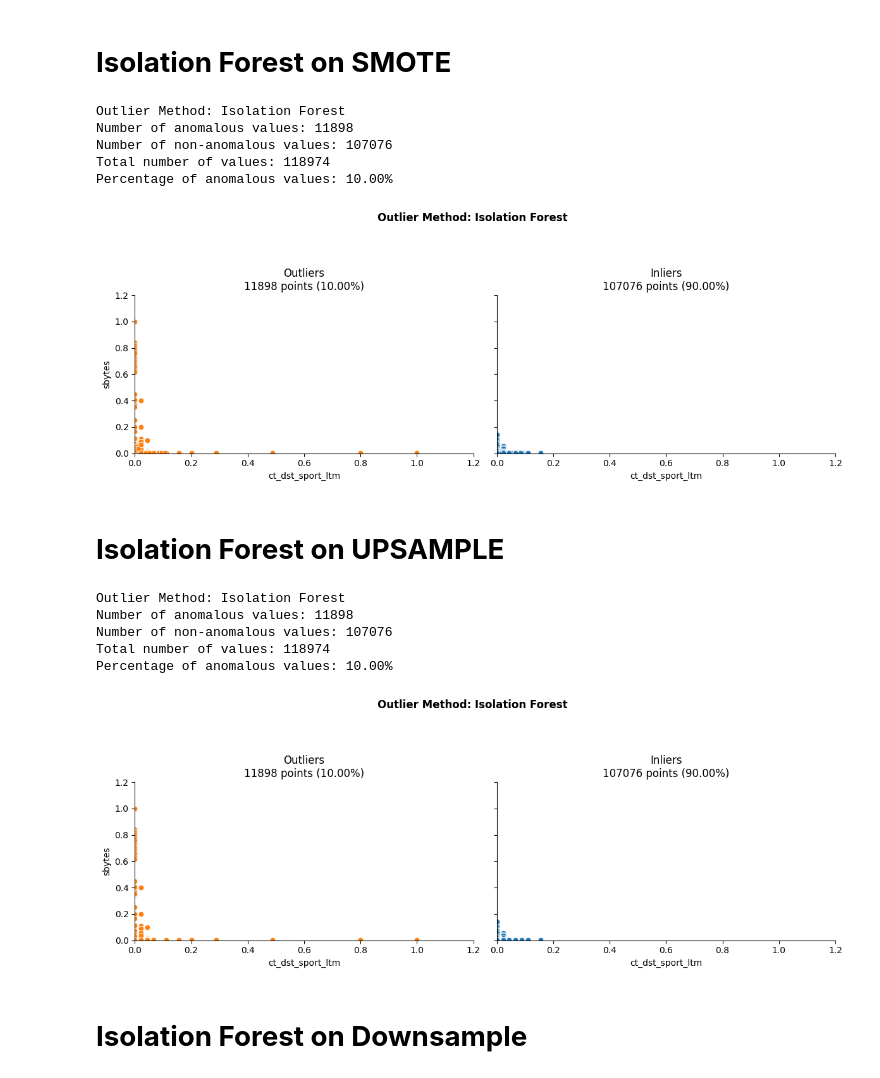
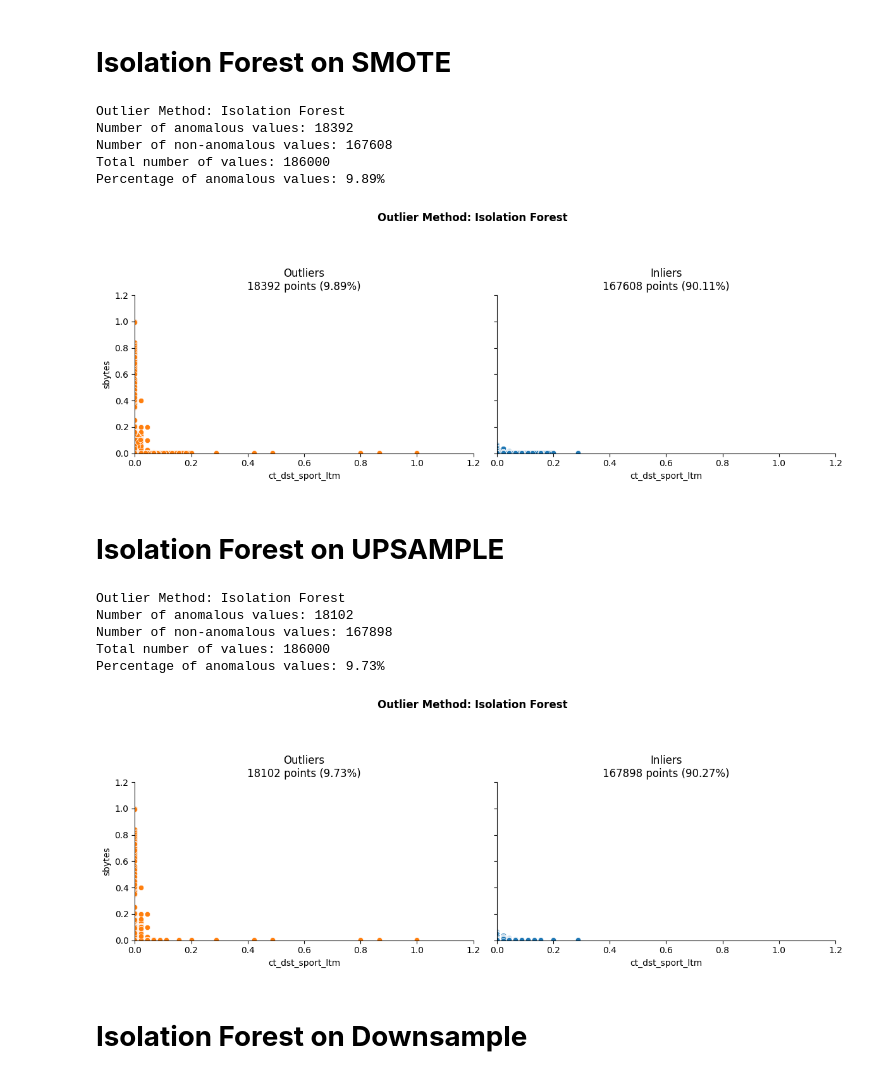
Before and after one commit to Adhyatik/MLM-PROJECT-REPORT, a Jupyter notebook: Group6_FAAD_Group_Project.ipynb, the cells around one changed output. Drawn from its saved outputs; the diff is of its cells as text; code cells hidden in the pictures.

```diff
--- a/Group6_FAAD_Group_Project.ipynb
+++ b/Group6_FAAD_Group_Project.ipynb
@@ -362,17 +362,27 @@ Percentage of anomalous values: 10.00%
 # %% [markdown]
 # **Isolation Forest on SMOTE**
 # %%
+# Instead of:
+# anomaly_inputs = ['ct_dst_sport_ltm', 'proto=unas', 'proto=udp', 'sbytes', 'smean', 'ct_srv_dst', 'sload', 'ct_srv_src', 'ct_src_dport_ltm', 'class']
+
+# Get the column names from smote_sample
+anomaly_inputs = smote_sample.columns.tolist()
+
+# Remove 'attack_cat', 'anomaly_scores', and 'anomaly' if they exist
+anomaly_inputs = [col for col in anomaly_inputs if col not in ['attack_cat', 'anomaly_scores', 'anomaly']]
+
+# Now use the updated anomaly_inputs:
 model_IF.fit(smote_sample[anomaly_inputs])
 smote_sample['anomaly_scores'] = model_IF.decision_function(smote_sample[anomaly_inputs])
 smote_sample['anomaly'] = model_IF.predict(smote_sample[anomaly_inputs])
 outlier_plot(smote_sample, 'Isolation Forest', 'ct_dst_sport_ltm', 'sbytes', [0, smote_sample['ct_dst_sport_ltm'].max() * 1.2], [0, smote_sample['sbytes'].max() * 1.2]);
 # %% [output]
 Outlier Method: Isolation Forest
-Number of anomalous values: 11898
-Number of non-anomalous values: 107076
-Total number of values: 118974
-Percentage of anomalous values: 10.00%
+Number of anomalous values: 18392
+Number of non-anomalous values: 167608
+Total number of values: 186000
+Percentage of anomalous values: 9.89%
-[figure, old version]
+[figure, new version]
 # %% [markdown]
 # **Isolation Forest on UPSAMPLE**
 # %%
@@ -382,11 +392,11 @@ up_sample['anomaly'] = model_IF.predict(up_sample[anomaly_inputs])
 outlier_plot(up_sample, 'Isolation Forest', 'ct_dst_sport_ltm', 'sbytes', [0, up_sample['ct_dst_sport_ltm'].max() * 1.2], [0, up_sample['sbytes'].max() * 1.2]);
 # %% [output]
 Outlier Method: Isolation Forest
-Number of anomalous values: 11898
-Number of non-anomalous values: 107076
-Total number of values: 118974
-Percentage of anomalous values: 10.00%
+Number of anomalous values: 18102
+Number of non-anomalous values: 167898
+Total number of values: 186000
+Percentage of anomalous values: 9.73%
-[figure, old version]
+[figure, new version]
 # %% [markdown]
 
 
```
Also changed, not shown: parts of 39 cells of this notebook.
